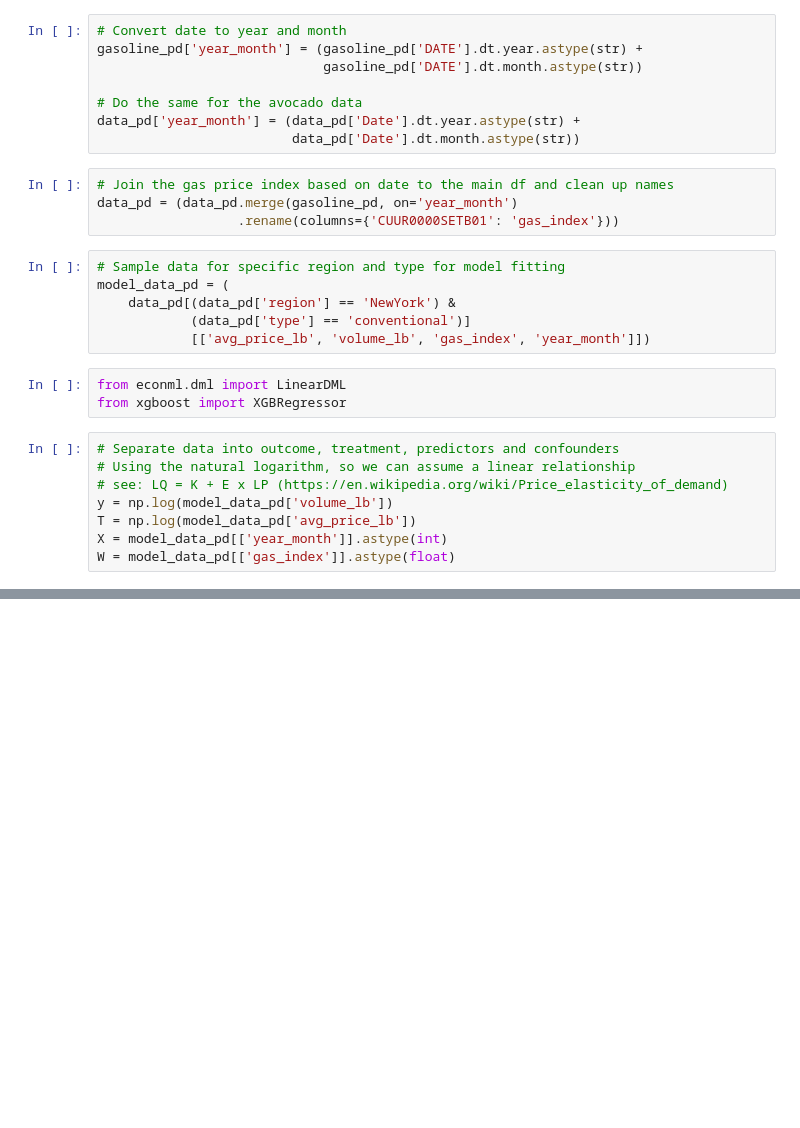
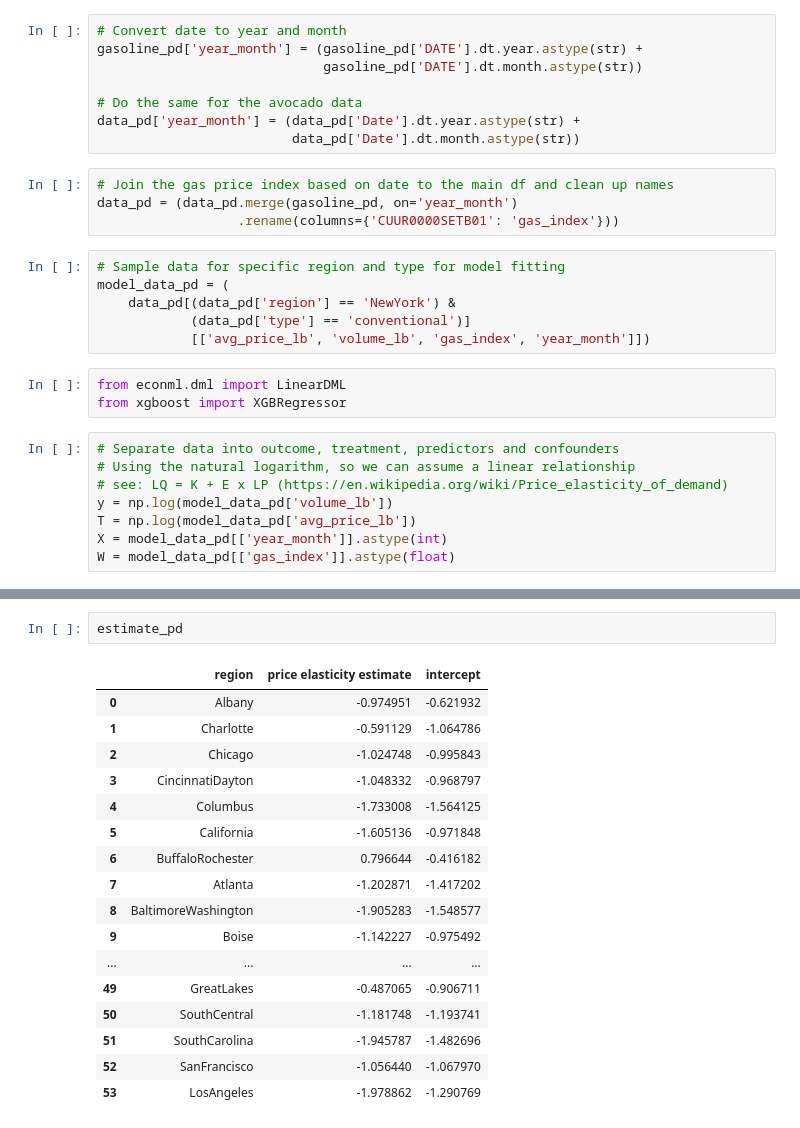
Before and after one commit to peters92/m_case_study, a Jupyter notebook: case_study.ipynb, the cells around one changed output, grey strips where cells are left out. Cells and saved outputs as stored; diff of their text form; blank space fills up the shorter version.

```diff
--- a/case_study.ipynb
+++ b/case_study.ipynb
@@ -220,0 +251,20 @@ price[np.argmax(profit)]
+# %%
+estimate_pd
+# %% [output]
+|  | region | price elasticity estimate | intercept |
+| 0 | Albany | -0.974951 | -0.621932 |
+| 1 | Charlotte | -0.591129 | -1.064786 |
+| 2 | Chicago | -1.024748 | -0.995843 |
+| 3 | CincinnatiDayton | -1.048332 | -0.968797 |
+| 4 | Columbus | -1.733008 | -1.564125 |
+| 5 | California | -1.605136 | -0.971848 |
+| 6 | BuffaloRochester | 0.796644 | -0.416182 |
+| 7 | Atlanta | -1.202871 | -1.417202 |
+| 8 | BaltimoreWashington | -1.905283 | -1.548577 |
+| 9 | Boise | -1.142227 | -0.975492 |
+| ... | ... | ... | ... |
+| 49 | GreatLakes | -0.487065 | -0.906711 |
+| 50 | SouthCentral | -1.181748 | -1.193741 |
+| 51 | SouthCarolina | -1.945787 | -1.482696 |
+| 52 | SanFrancisco | -1.056440 | -1.067970 |
+| 53 | LosAngeles | -1.978862 | -1.290769 |
```
Also changed, not shown: parts of 11 cells of this notebook, 1 other file.
